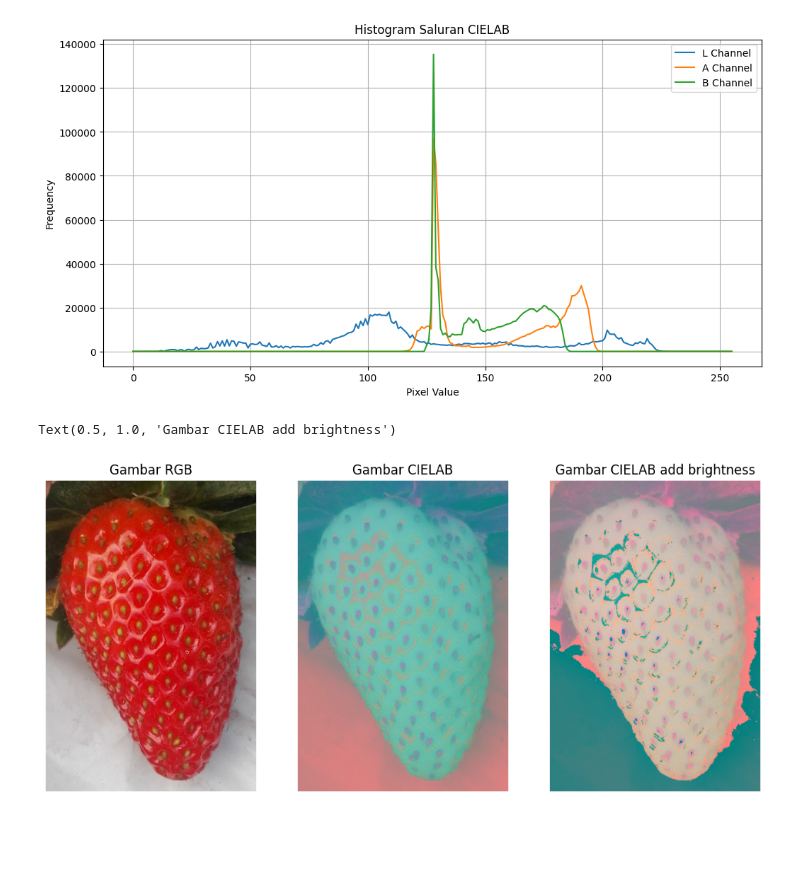
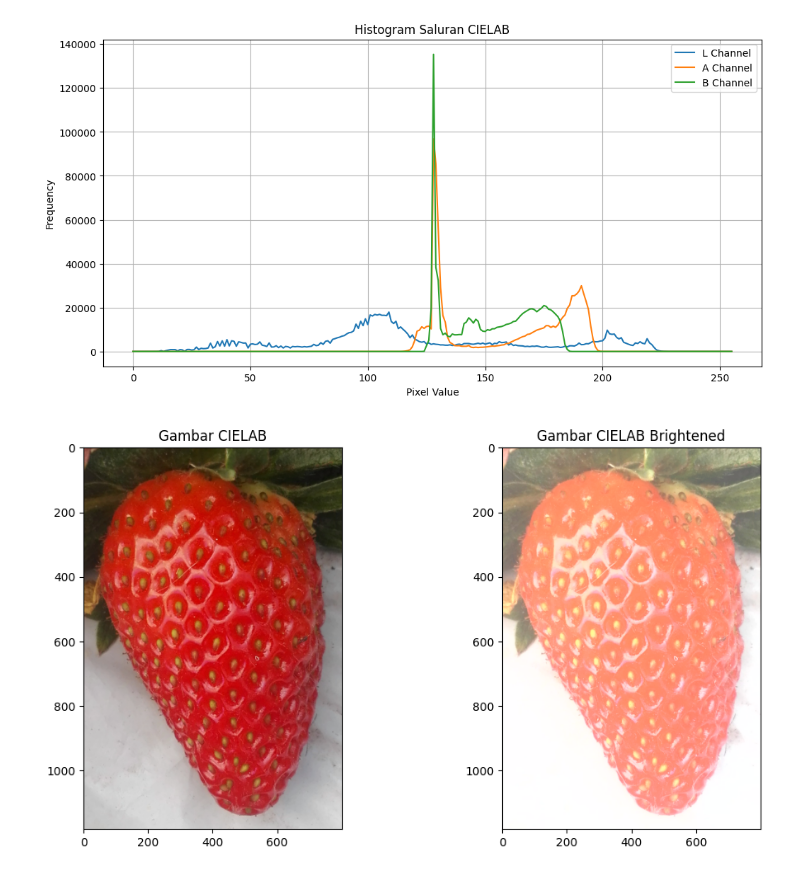
Before and after one commit to ProjectSemester5/PCV, a Jupyter notebook: hist.ipynb, the cells around one changed output. Saved outputs shown, nothing was run; the diff lists cells and outputs as text; code cells hidden in the pictures; blank space fills up the shorter version.

```diff
--- a/hist.ipynb
+++ b/hist.ipynb
@@ -59,22 +56,20 @@ lab_image_brightened = cv2.merge((l_channel_brightened, a_channel, b_channel))
 # %%
-image_rgb = cv2.cvtColor(image, cv2.COLOR_BGR2RGB)
+l_channel_brightened = cv2.add(l_channel, 100)
+lab_image_brightened = cv2.merge((l_channel_brightened, a_channel, b_channel))
+
+rgb_img = cv2.cvtColor(lab_image, cv2.COLOR_LAB2RGB)
+rgb_img_brightened = cv2.cvtColor(lab_image_brightened, cv2.COLOR_LAB2RGB)
 
 plt.figure(figsize=(12, 6))
 
-plt.subplot(1, 3, 1)
-plt.imshow(image_rgb)
-plt.axis('off')
-plt.title("Gambar RGB")
-
-plt.subplot(1, 3, 2)
-plt.imshow(lab_image)
-plt.axis('off')
+plt.subplot(1, 2, 1)
+plt.imshow(rgb_img)
 plt.title("Gambar CIELAB")
 
-plt.subplot(1, 3, 3)
-plt.imshow(lab_image_brightened)
-plt.axis('off')
-plt.title("Gambar CIELAB add brightness")
+plt.subplot(1, 2, 2)
+plt.imshow(rgb_img_brightened)
+plt.title("Gambar CIELAB Brightened")
+
+plt.show()
 # %% [output]
-Text(0.5, 1.0, 'Gambar CIELAB add brightness')
-[figure, old version]
+[figure, new version]
```
Also changed, not shown: parts of 6 cells of this notebook.
